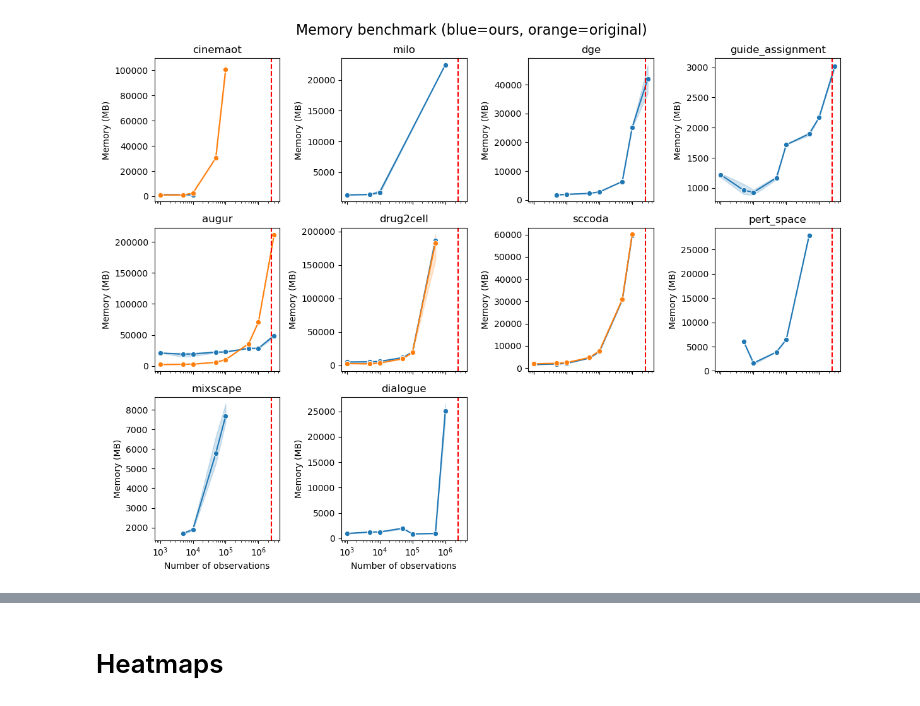
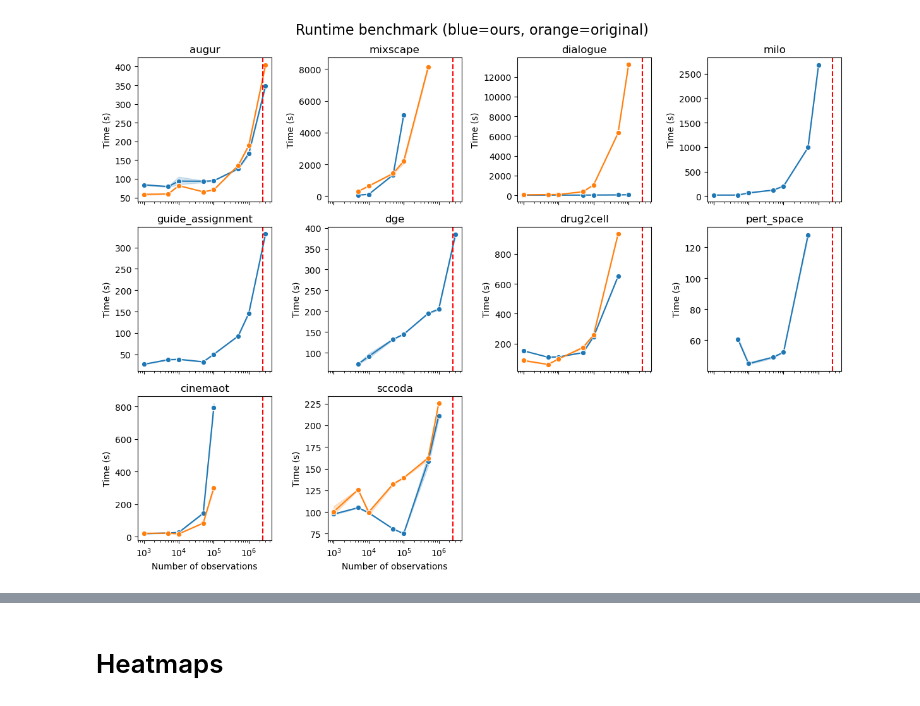
Before and after one commit to theislab/pertpy-reproducibility, a Jupyter notebook: benchmark/visualize_benchmark_results.ipynb, the cells around one changed output, grey strips where cells are left out. Saved outputs shown, nothing was run; the diff lists cells and outputs as text; code cells hidden in the pictures.

```diff
--- a/benchmark/visualize_benchmark_results.ipynb
+++ b/benchmark/visualize_benchmark_results.ipynb
@@ -99,26 +90,9 @@ plt.show()
-# %%
-n_rows = int(np.ceil(len(tools_unique)/n_cols))
-fig, axss = plt.subplots(n_rows, n_cols, figsize=(size*n_cols, size*n_rows), sharex=True, sharey=False)
-for tool, ax in zip(tools_unique, axss.flat):
-    palette = {
-        tool: "tab:blue",
-        f"{tool}_pertpy": "tab:blue",
-        f"{tool}_original": "tab:orange",
-    }
-    sns.lineplot(data=df[df['tool'].str.contains(tool)], x='n_obs', y='max_rss', ax=ax, marker='o', hue='tool', palette=palette)
-
-    ax.set_ylabel('Memory (MB)')
-    ax.set_title(f'{tool}')
-    ax.set_xscale('log')
-    ax.axvline(x=2.5e6, color='red', linestyle='--', label='2.5M observations (Replogle et al.)')
-    ax.legend().remove()
-    ax.set_xlabel('Number of observations')
-for ax in axss.flat[len(tools_unique):]:
-    ax.axis('off')
-plt.suptitle('Memory benchmark (blue=ours, orange=original)', fontsize=16)
-plt.tight_layout()
-plt.savefig('figures/WIP_benchmark_memory.pdf', bbox_inches='tight')
-plt.savefig('figures/WIP_benchmark_memory.png', bbox_inches='tight', dpi=300)
-plt.show()
-# %% [output]
-[figure, removed]
+# %%
+plot_benchmarks(tools_unique, 's', df, n_cols, size, 'Time (s)')
+plt.suptitle('Runtime benchmark (blue=ours, orange=original)', fontsize=16)
+plt.tight_layout()
+plt.savefig('figures/WIP_benchmark_runtime.pdf', bbox_inches='tight')
+plt.savefig('figures/WIP_benchmark_runtime.png', bbox_inches='tight', dpi=300)
+plt.show()
+# %% [output]
+[figure, added]
```
Also changed, not shown: parts of 5 cells of this notebook, 10 other files.
